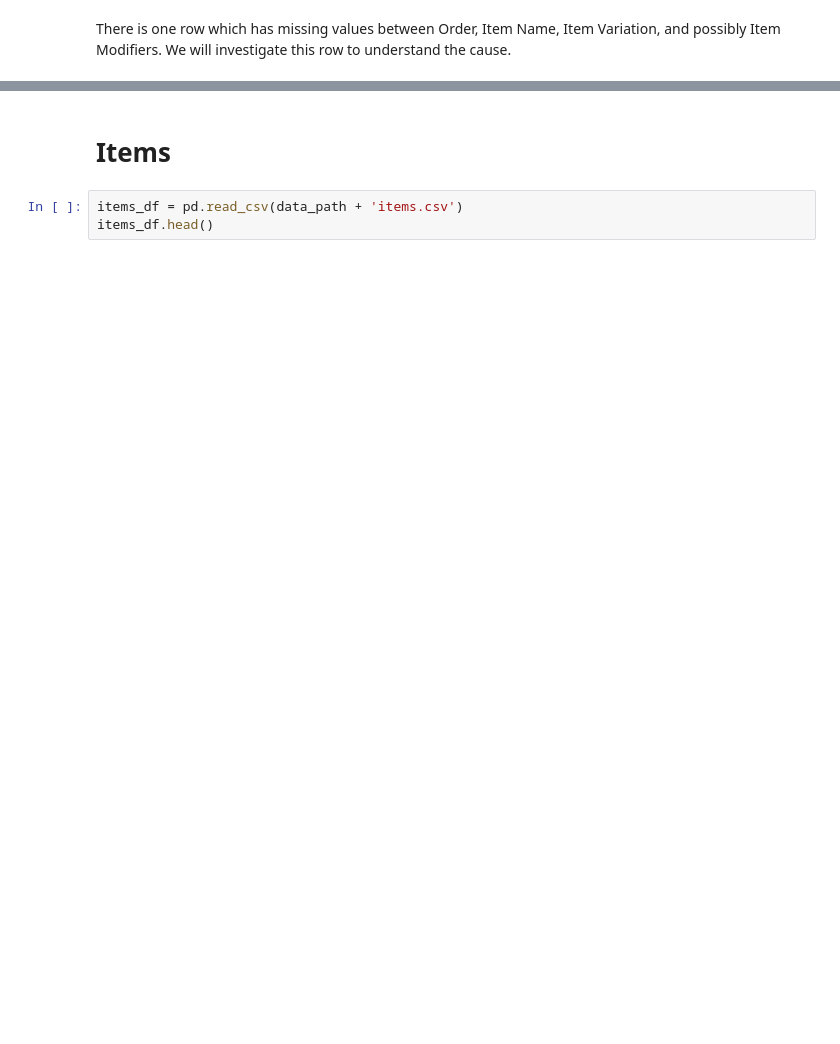
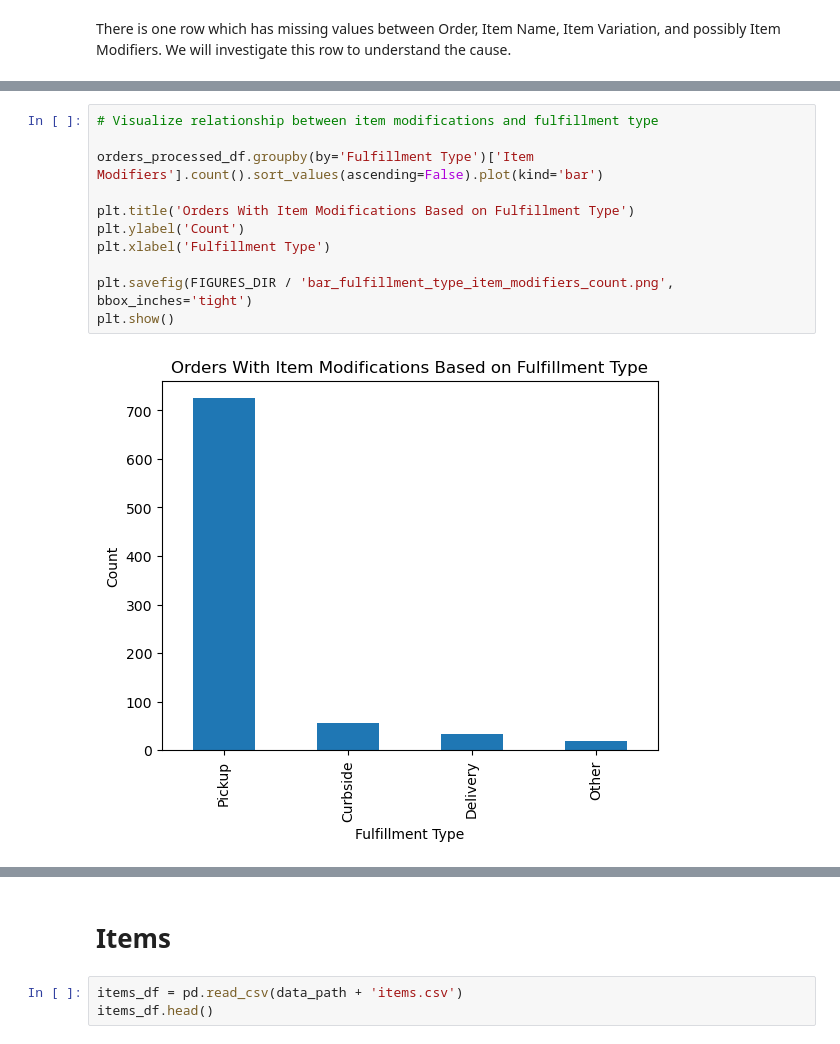
Before and after one commit to ajamkotc/belly_rubb_analysis, a Jupyter notebook: notebooks/1.0-aj-initial-data-exploration.ipynb, the cells around one changed output, grey strips where cells are left out. Drawn from its saved outputs; the diff is of its cells as text; blank space fills up the shorter version.

```diff
--- a/notebooks/1.0-aj-initial-data-exploration.ipynb
+++ b/notebooks/1.0-aj-initial-data-exploration.ipynb
@@ -110,0 +146,13 @@ array(['Pickup', 'Other', 'Curbside', 'Delivery'], dtype=object)
+# %%
+# Visualize relationship between item modifications and fulfillment type
+
+orders_processed_df.groupby(by='Fulfillment Type')['Item Modifiers'].count().sort_values(ascending=False).plot(kind='bar')
+
+plt.title('Orders With Item Modifications Based on Fulfillment Type')
+plt.ylabel('Count')
+plt.xlabel('Fulfillment Type')
+
+plt.savefig(FIGURES_DIR / 'bar_fulfillment_type_item_modifiers_count.png', bbox_inches='tight')
+plt.show()
+# %% [output]
+[figure, added]
```
Also changed, not shown: parts of 26 cells of this notebook, 2 other files.
